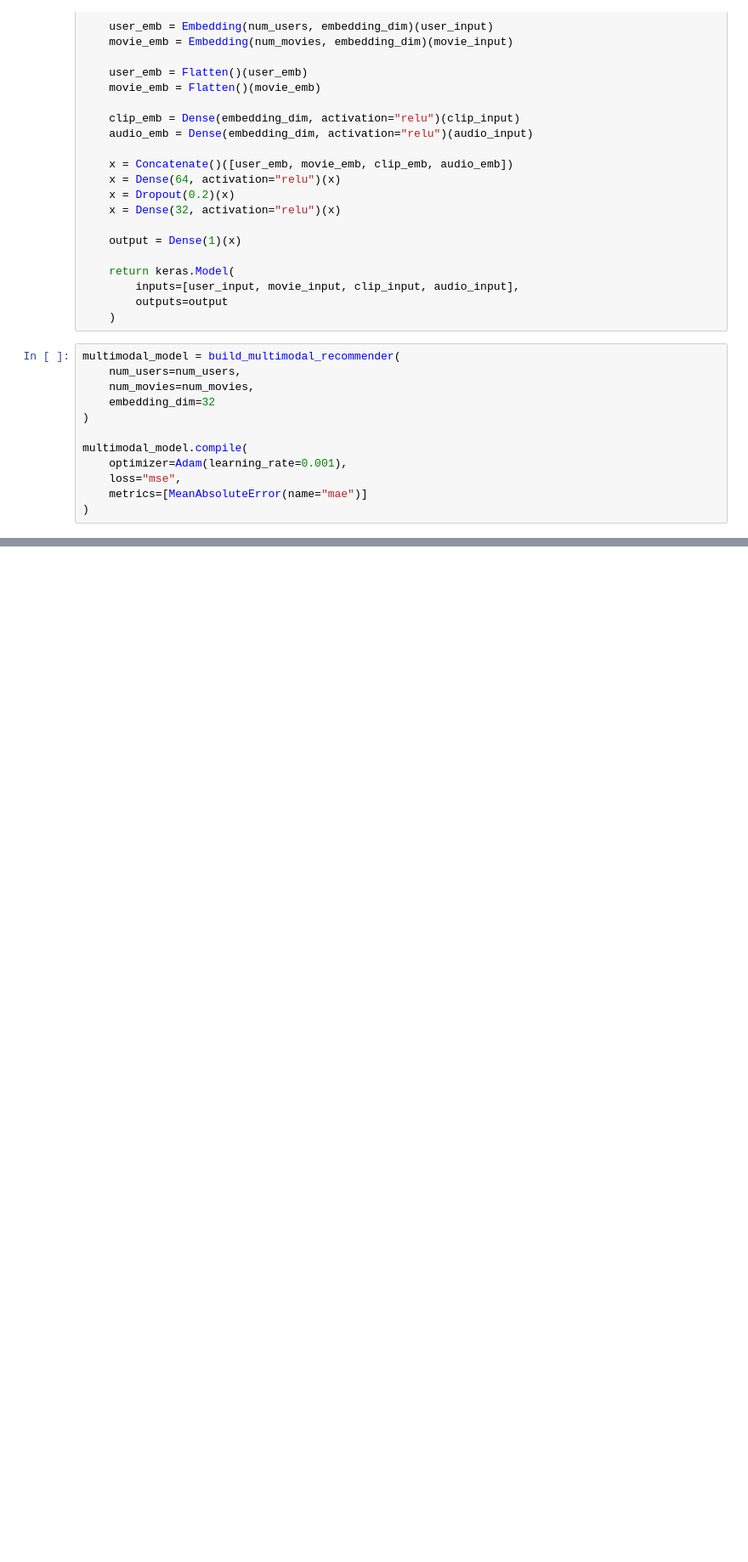
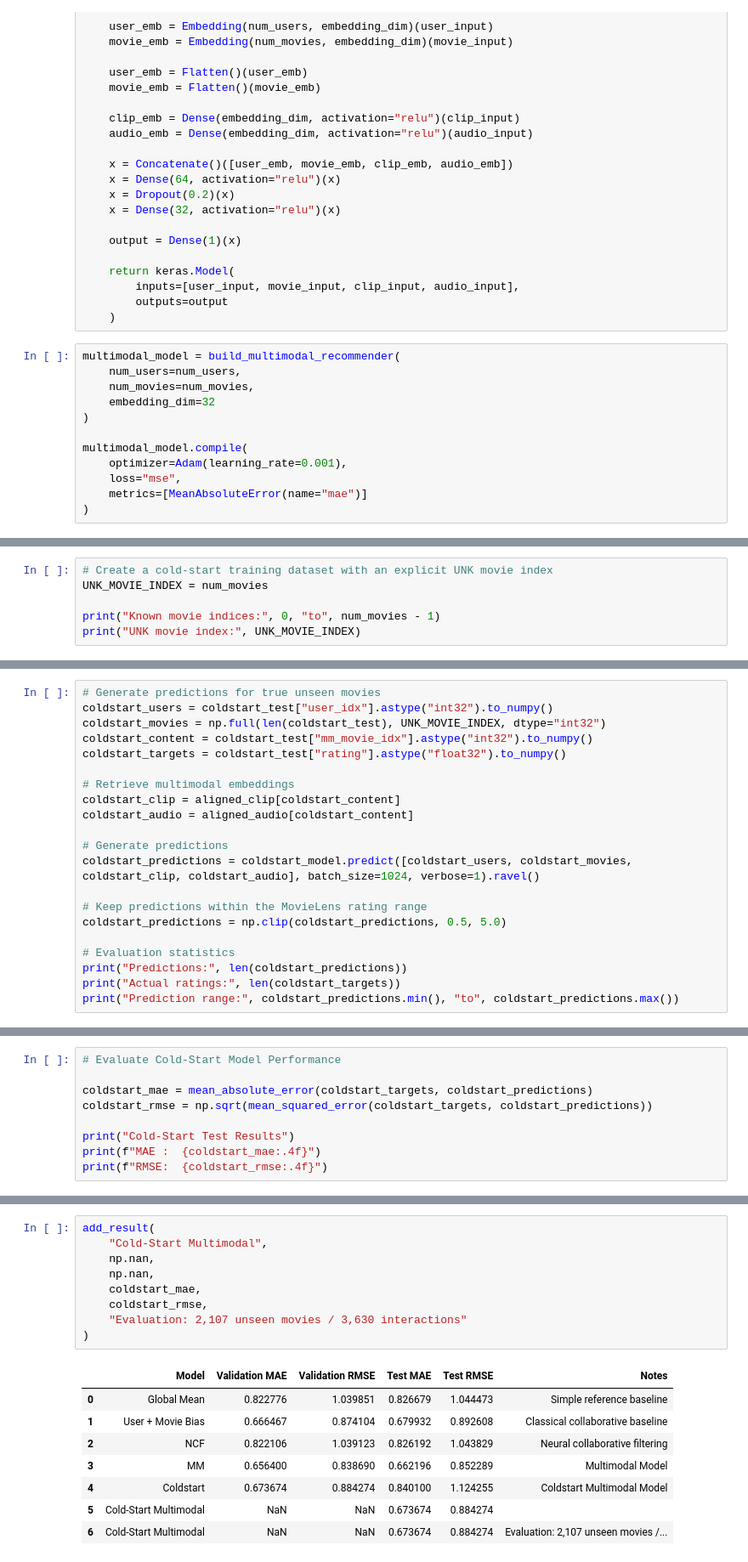
Before and after one commit to Hemanthsai456/Leveraging-Poster-and-Trailer-Audio-Embeddings-for-Cold-Start-Movie-Recommendation, a Jupyter notebook: notebooks/01_Notebook.ipynb, the cells around one changed output, grey strips where cells are left out. Shown at 85% size. Drawn from its saved outputs; the diff is of its cells as text; blank space fills up the shorter version.

```diff
--- a/notebooks/01_Notebook.ipynb
+++ b/notebooks/01_Notebook.ipynb
@@ -1427,0 +1717,6 @@ print("Training audio features:", train_audio_features.shape)
+# %%
+# Create a cold-start training dataset with an explicit UNK movie index
+UNK_MOVIE_INDEX = num_movies
+
+print("Known movie indices:", 0, "to", num_movies - 1)
+print("UNK movie index:", UNK_MOVIE_INDEX)
@@ -1427,0 +2055,21 @@ print("Training audio features:", train_audio_features.shape)
+# %%
+# Generate predictions for true unseen movies
+coldstart_users = coldstart_test["user_idx"].astype("int32").to_numpy()
+coldstart_movies = np.full(len(coldstart_test), UNK_MOVIE_INDEX, dtype="int32")
+coldstart_content = coldstart_test["mm_movie_idx"].astype("int32").to_numpy()
+coldstart_targets = coldstart_test["rating"].astype("float32").to_numpy()
+
+# Retrieve multimodal embeddings
+coldstart_clip = aligned_clip[coldstart_content]
+coldstart_audio = aligned_audio[coldstart_content]
+
+# Generate predictions
+coldstart_predictions = coldstart_model.predict([coldstart_users, coldstart_movies, coldstart_clip, coldstart_audio], batch_size=1024, verbose=1).ravel()
+
+# Keep predictions within the MovieLens rating range
+coldstart_predictions = np.clip(coldstart_predictions, 0.5, 5.0)
+
+# Evaluation statistics
+print("Predictions:", len(coldstart_predictions))
+print("Actual ratings:", len(coldstart_targets))
+print("Prediction range:", coldstart_predictions.min(), "to", coldstart_predictions.max())
@@ -1427,0 +2100,9 @@ print("Training audio features:", train_audio_features.shape)
+# %%
+# Evaluate Cold-Start Model Performance
+
+coldstart_mae = mean_absolute_error(coldstart_targets, coldstart_predictions)
+coldstart_rmse = np.sqrt(mean_squared_error(coldstart_targets, coldstart_predictions))
+
+print("Cold-Start Test Results")
+print(f"MAE :  {coldstart_mae:.4f}")
+print(f"RMSE:  {coldstart_rmse:.4f}")
@@ -1427,0 +2232,18 @@ print("Training audio features:", train_audio_features.shape)
+# %%
+add_result(
+    "Cold-Start Multimodal",
+    np.nan,
+    np.nan,
+    coldstart_mae,
+    coldstart_rmse,
+    "Evaluation: 2,107 unseen movies / 3,630 interactions"
+)
+# %% [output]
+|  | Model | Validation MAE | Validation RMSE | Test MAE | Test RMSE | Notes |
+| 0 | Global Mean | 0.822776 | 1.039851 | 0.826679 | 1.044473 | Simple reference baseline |
+| 1 | User + Movie Bias | 0.666467 | 0.874104 | 0.679932 | 0.892608 | Classical collaborative baseline |
+| 2 | NCF | 0.822106 | 1.039123 | 0.826192 | 1.043829 | Neural collaborative filtering |
+| 3 | MM | 0.656400 | 0.838690 | 0.662196 | 0.852289 | Multimodal Model |
+| 4 | Coldstart | 0.673674 | 0.884274 | 0.840100 | 1.124255 | Coldstart Multimodal Model |
+| 5 | Cold-Start Multimodal | NaN | NaN | 0.673674 | 0.884274 |  |
+| 6 | Cold-Start Multimodal | NaN | NaN | 0.673674 | 0.884274 | Evaluation: 2,107 unseen movies /... |
```
Also changed, not shown: parts of 63 cells of this notebook.
